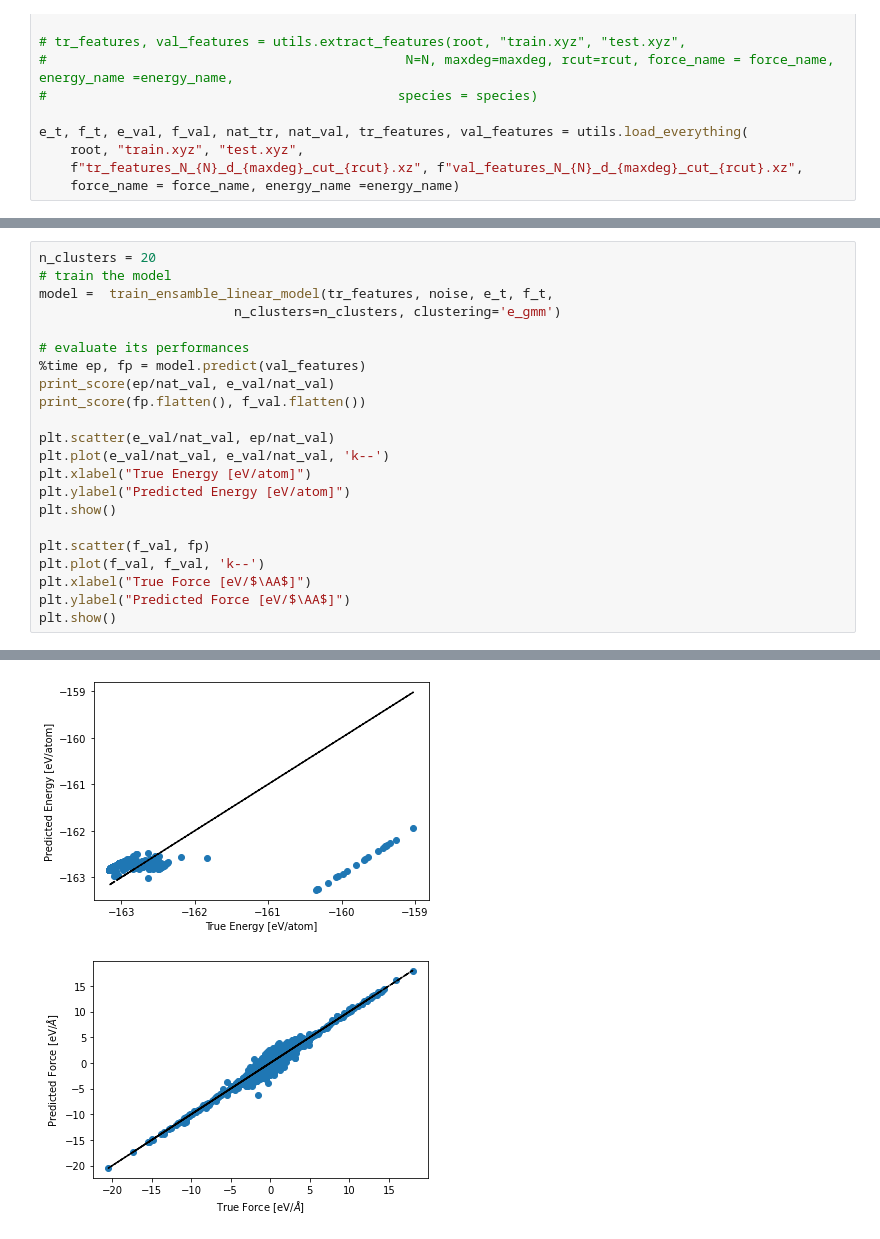
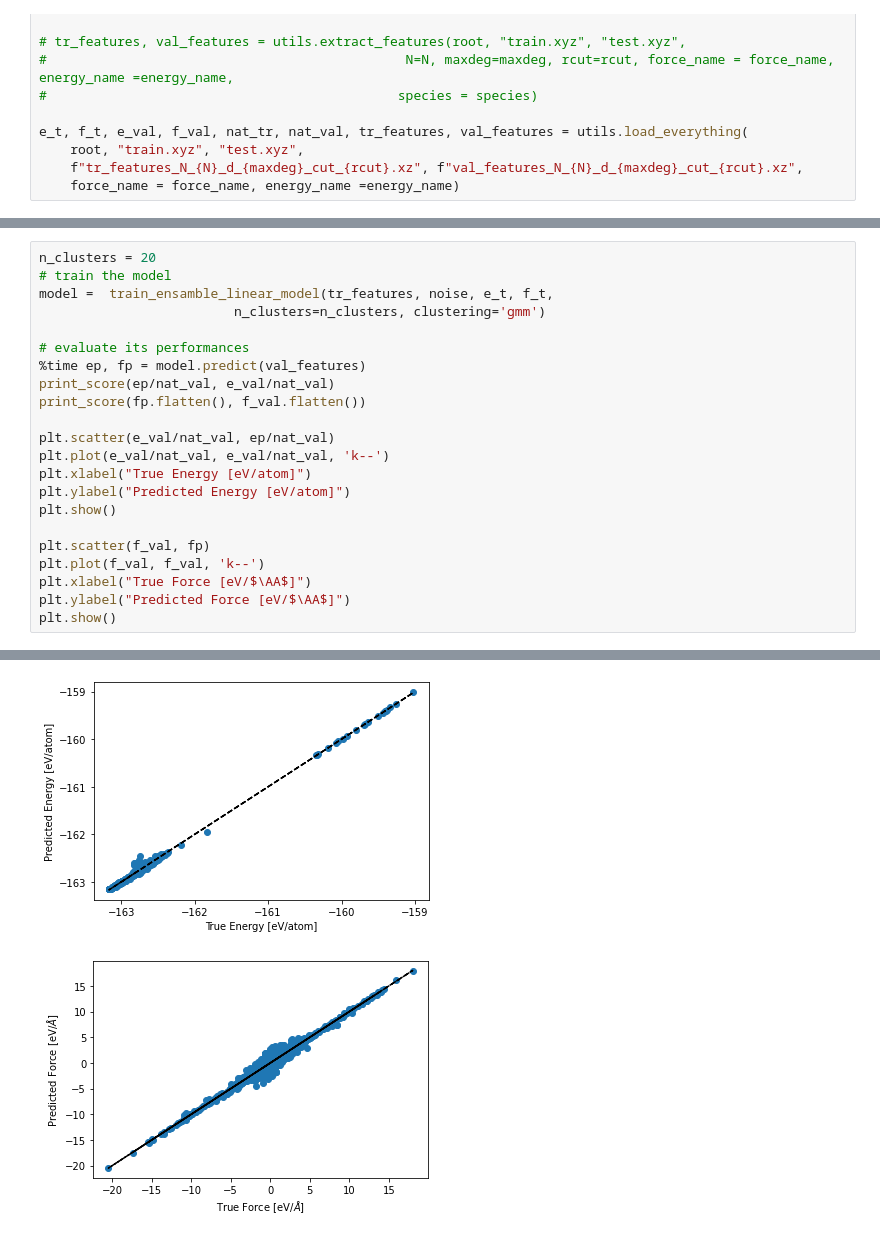
Before and after one commit to ClaudioZeni/Castle, a Jupyter notebook: notebooks/Test.ipynb, the cells around one changed output, grey strips where cells are left out. Cells and saved outputs as stored; diff of their text form.

```diff
--- a/notebooks/Test.ipynb
+++ b/notebooks/Test.ipynb
@@ -60,7 +60,7 @@ MAE=0.136 RMSE=0.207 SUP=5.991 R2=0.938
 n_clusters = 20
 # train the model
 model =  train_ensamble_linear_model(tr_features, noise, e_t, f_t,
-                         n_clusters=n_clusters, clustering='e_gmm')
+                         n_clusters=n_clusters, clustering='gmm')
 
 # evaluate its performances
 %time ep, fp = model.predict(val_features)
@@ -86,2 +86,2 @@ MAE=0.132 RMSE=0.214 SUP=2.916 R2=0.935
-[figure, old version]
+[figure, new version]
-[figure, old version]
+[figure, new version]
```
Also changed, not shown: parts of 2 cells of this notebook, 1 other file.
